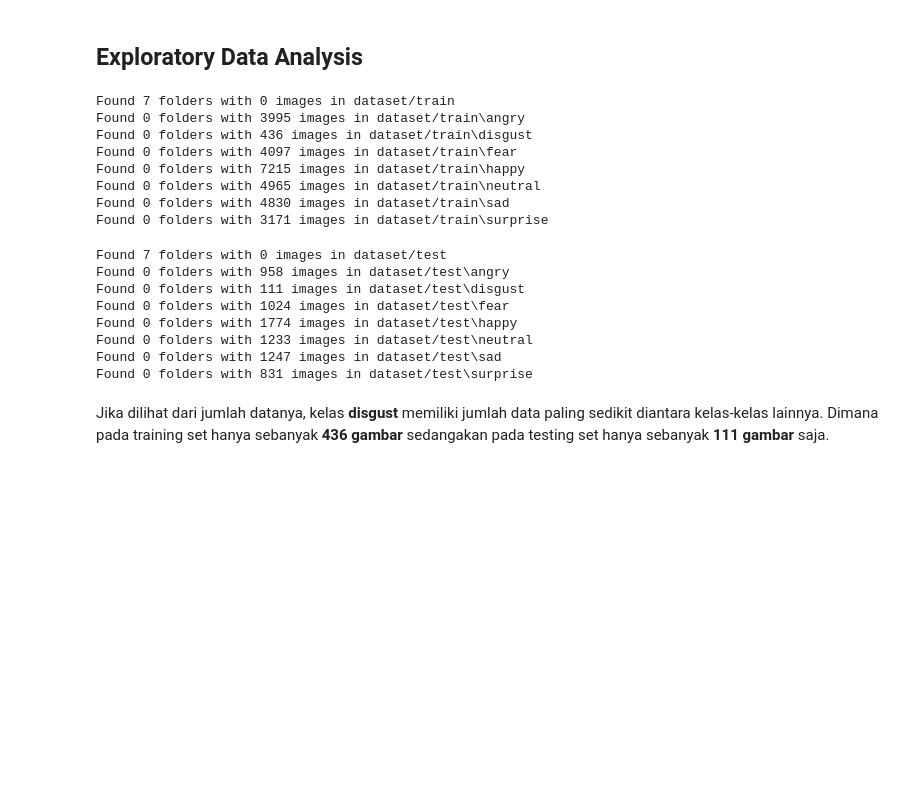
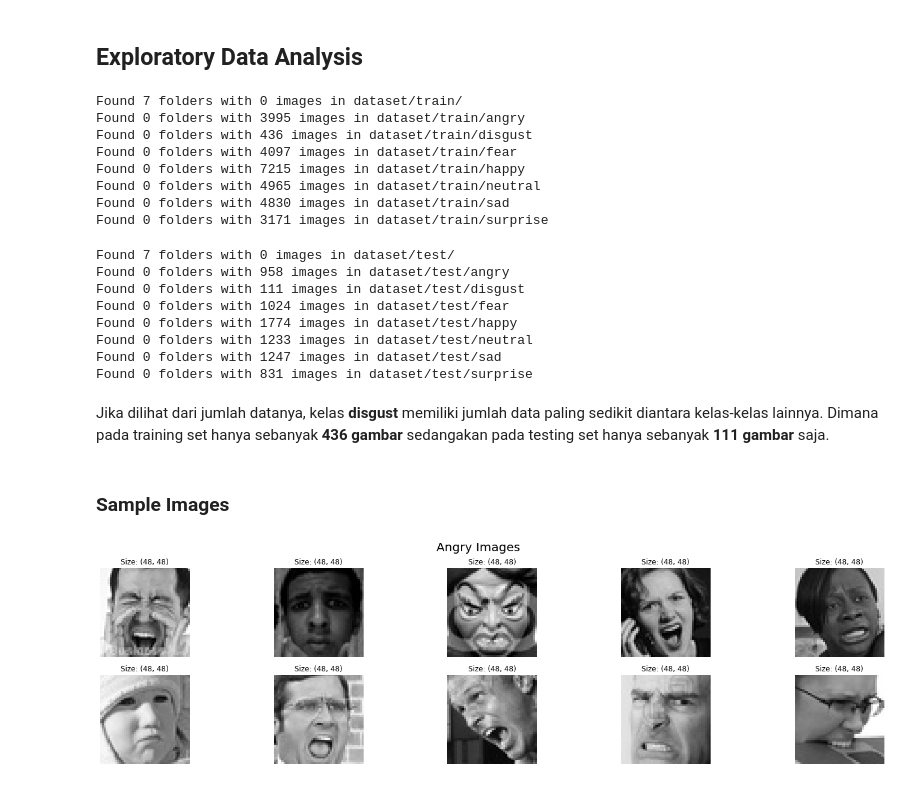
Before and after one commit to Penzragon/Facial-Expressions-Recognition, a Jupyter notebook: script.ipynb, the cells around one changed output. Saved outputs shown, nothing was run; the diff lists cells and outputs as text; code cells hidden in the pictures; blank space fills up the shorter version.

Commit message:
Add sample images EDA

```diff
--- a/script.ipynb
+++ b/script.ipynb
@@ -36,8 +37,8 @@ from tensorflow.keras.callbacks import EarlyStopping
 # %% [markdown]
 Pada bagian ini data gambar akan di load menggunakan `ImageDataGenerator`.
 # %%
-train_path = 'dataset/train'
-test_path = 'dataset/test'
+train_path = 'dataset/train/'
+test_path = 'dataset/test/'
 # %%
 train_gen = ImageDataGenerator(rescale=1./255, rotation_range=40, horizontal_flip=True, vertical_flip=True, validation_split=0.3)
 test_gen = ImageDataGenerator(rescale=1./255)
@@ -69,25 +70,40 @@ Pada dataset ini terdapat **7 kelas** yang berbeda, yaitu:
 for dirpath, dirnames, filenames in os.walk(train_path):
   print(f'Found {len(dirnames)} folders with {len(filenames)} images in {dirpath}')
 # %% [output]
-Found 7 folders with 0 images in dataset/train
-Found 0 folders with 3995 images in dataset/train\angry
-Found 0 folders with 436 images in dataset/train\disgust
-Found 0 folders with 4097 images in dataset/train\fear
-Found 0 folders with 7215 images in dataset/train\happy
-Found 0 folders with 4965 images in dataset/train\neutral
-Found 0 folders with 4830 images in dataset/train\sad
-Found 0 folders with 3171 images in dataset/train\surprise
+Found 7 folders with 0 images in dataset/train/
+Found 0 folders with 3995 images in dataset/train/angry
+Found 0 folders with 436 images in dataset/train/disgust
+Found 0 folders with 4097 images in dataset/train/fear
+Found 0 folders with 7215 images in dataset/train/happy
+Found 0 folders with 4965 images in dataset/train/neutral
+Found 0 folders with 4830 images in dataset/train/sad
+Found 0 folders with 3171 images in dataset/train/surprise
 # %%
 for dirpath, dirnames, filenames in os.walk(test_path):
   print(f'Found {len(dirnames)} folders with {len(filenames)} images in {dirpath}')
 # %% [output]
-Found 7 folders with 0 images in dataset/test
-Found 0 folders with 958 images in dataset/test\angry
-Found 0 folders with 111 images in dataset/test\disgust
-Found 0 folders with 1024 images in dataset/test\fear
-Found 0 folders with 1774 images in dataset/test\happy
-Found 0 folders with 1233 images in dataset/test\neutral
-Found 0 folders with 1247 images in dataset/test\sad
-Found 0 folders with 831 images in dataset/test\surprise
+Found 7 folders with 0 images in dataset/test/
+Found 0 folders with 958 images in dataset/test/angry
+Found 0 folders with 111 images in dataset/test/disgust
+Found 0 folders with 1024 images in dataset/test/fear
+Found 0 folders with 1774 images in dataset/test/happy
+Found 0 folders with 1233 images in dataset/test/neutral
+Found 0 folders with 1247 images in dataset/test/sad
+Found 0 folders with 831 images in dataset/test/surprise
 # %% [markdown]
 Jika dilihat dari jumlah datanya, kelas **disgust** memiliki jumlah data paling sedikit diantara kelas-kelas lainnya. Dimana pada training set hanya sebanyak **436 gambar** sedangakan pada testing set hanya sebanyak **111 gambar** saja.
+# %% [markdown]
+### Sample Images
+# %%
+plt.figure(figsize=(25, 6))
+plt.suptitle('Angry Images', fontsize=20)
+for i in range(10):
+    plt.subplot(2, 5, i+1)
+    random_img = random.sample(os.listdir(train_path + 'angry/'), 1)
+    img = image.load_img(train_path + 'angry/' + random_img[0])
+    plt.imshow(img)
+    plt.title(f'Size: {img.size}')
+    plt.axis('off')
+plt.show()
+# %% [output]
+[figure, added]
```
Also changed, not shown: parts of 7 cells of this notebook.
